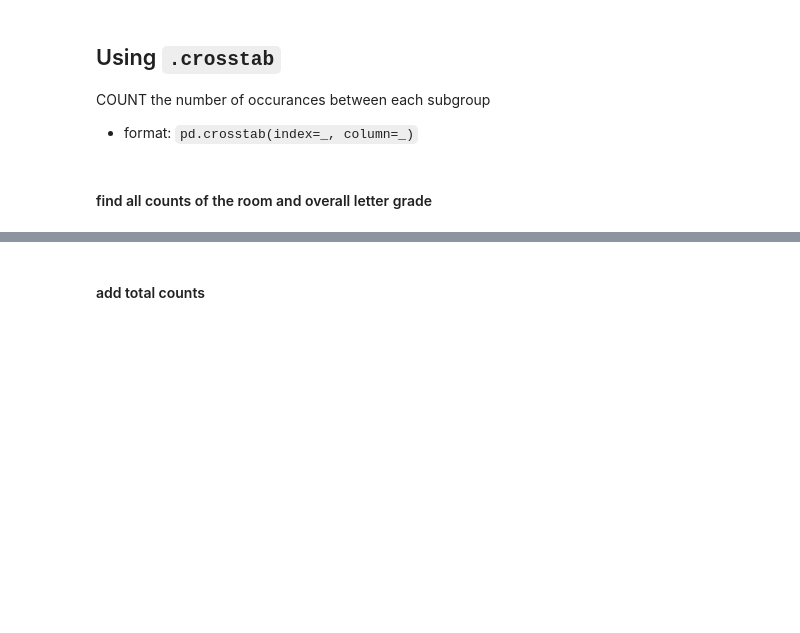
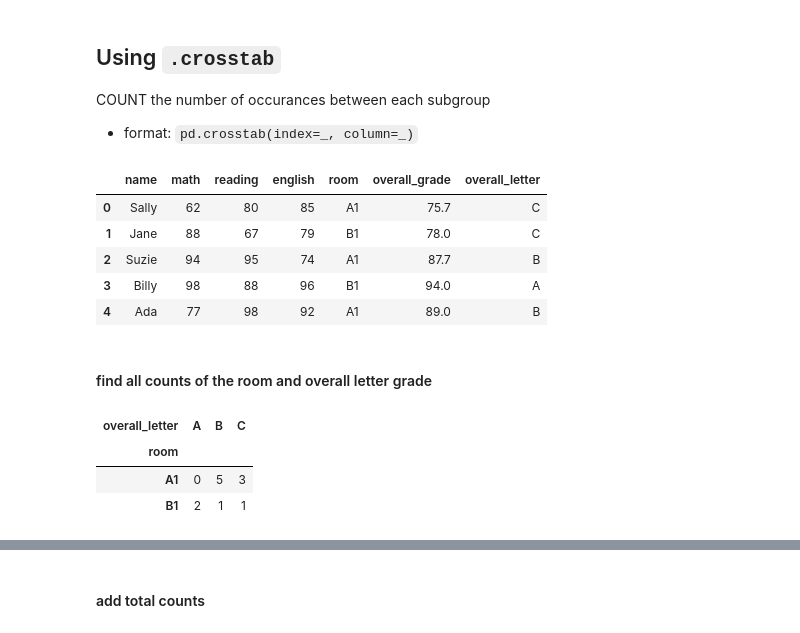
Before and after one commit to CodeupClassroom/pagel-data-science-libraries, a Jupyter notebook: advanced_df3_lesson.ipynb, the cells around one changed output, grey strips where cells are left out. Cells and saved outputs as stored; diff of their text form; code cells hidden in the pictures; blank space fills up the shorter version.

```diff
--- a/advanced_df3_lesson.ipynb
+++ b/advanced_df3_lesson.ipynb
@@ -41,5 +55,21 @@ df
 ## Using `.crosstab`
 COUNT the number of occurances between each subgroup
 - format: `pd.crosstab(index=_, column=_)`
+# %%
+df.head()
+# %% [output]
+|  | name | math | reading | english | room | overall_grade | overall_letter |
+| 0 | Sally | 62 | 80 | 85 | A1 | 75.7 | C |
+| 1 | Jane | 88 | 67 | 79 | B1 | 78.0 | C |
+| 2 | Suzie | 94 | 95 | 74 | A1 | 87.7 | B |
+| 3 | Billy | 98 | 88 | 96 | B1 | 94.0 | A |
+| 4 | Ada | 77 | 98 | 92 | A1 | 89.0 | B |
 # %% [markdown]
 #### find all counts of the room and overall letter grade
+# %%
+pd.crosstab(df.room, df.overall_letter)
+# %% [output]
+| overall_letter | A | B | C |
+| room |  |  |  |
+| A1 | 0 | 5 | 3 |
+| B1 | 2 | 1 | 1 |
```
Also changed, not shown: parts of 22 cells of this notebook.
